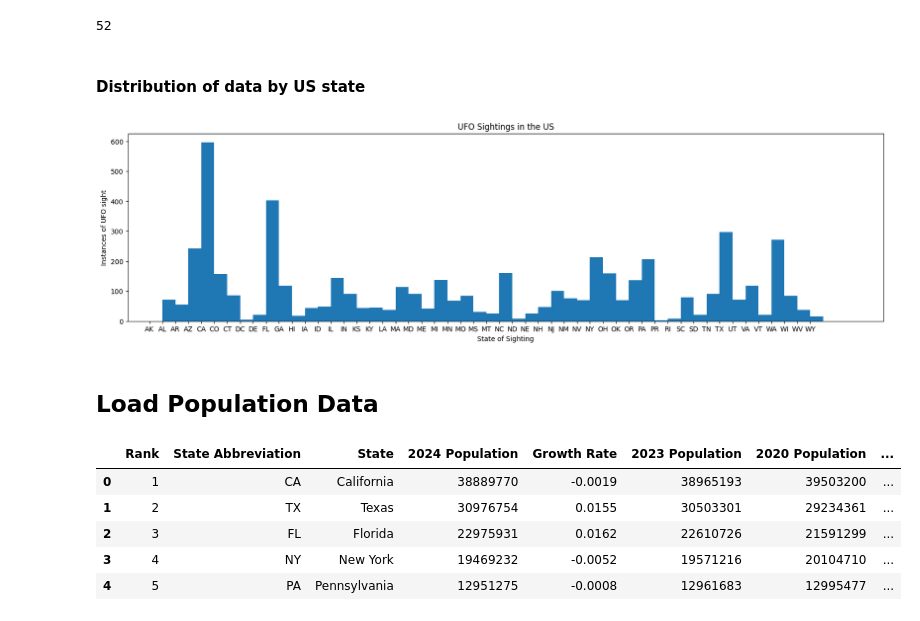
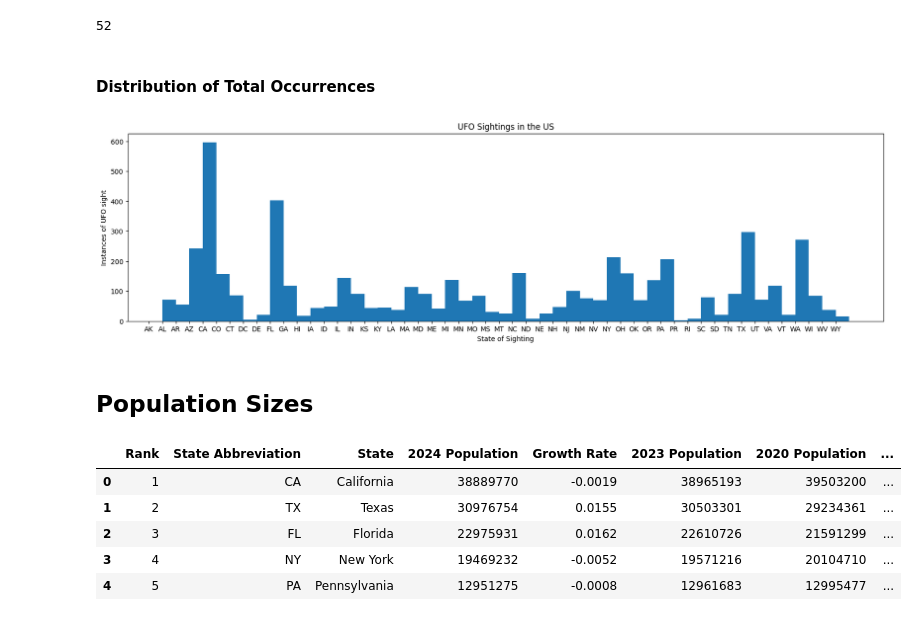
Before and after one commit to codycosta/ENGR201, a Jupyter notebook: weeks-9-10-final-project/project.ipynb, the cells around one changed output. Drawn from its saved outputs; the diff is of its cells as text; code cells hidden in the pictures.

```diff
--- a/weeks-9-10-final-project/project.ipynb
+++ b/weeks-9-10-final-project/project.ipynb
@@ -100,21 +110,21 @@ WIDTH  = data.shape[1]
 # %% [output]
 52
 # %% [markdown]
-#### Distribution of data by US state
+#### Distribution of Total Occurrences
 # %%
 states = data['State']
-bins = range(1, len(state_set) + 1)
+bins = range(1, len(set(data['State'])) + 1)
 
 plt.figure(figsize=[20, 5])
 plt.hist(states.sort_values(), bins=bins)
 plt.xlabel('State of Sighting')
 plt.ylabel('Instances of UFO sight')
 plt.title('UFO Sightings in the US')
 plt.show()
 # %% [output]
-[figure, old version]
+[figure, new version]
 # %% [markdown]
-## Load Population Data
+## Population Sizes
 # %%
 pop = pd.read_csv('populations.csv', sep=',')
 pop.head()
```
Also changed, not shown: parts of 37 cells of this notebook, 1 other file.
